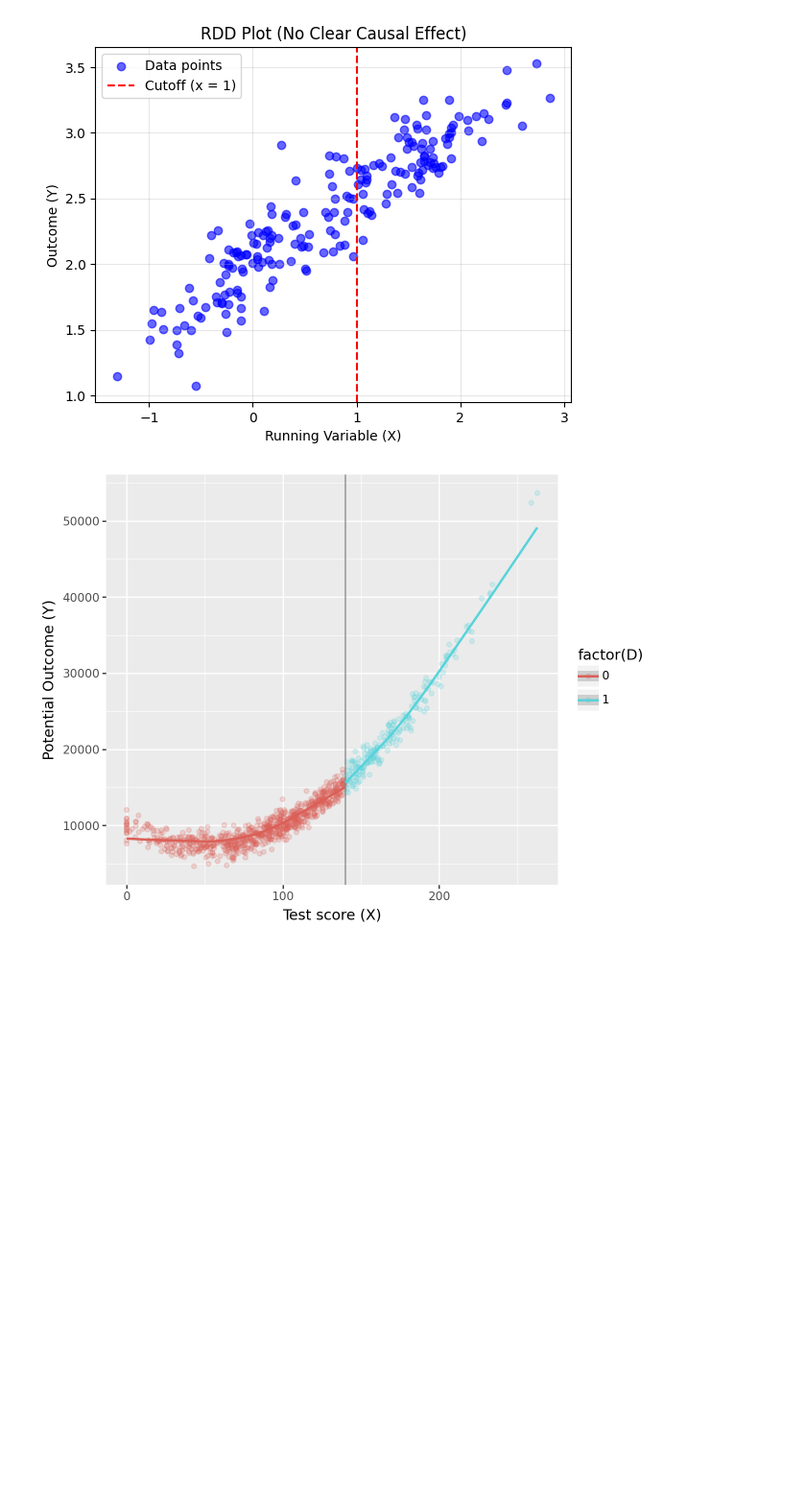
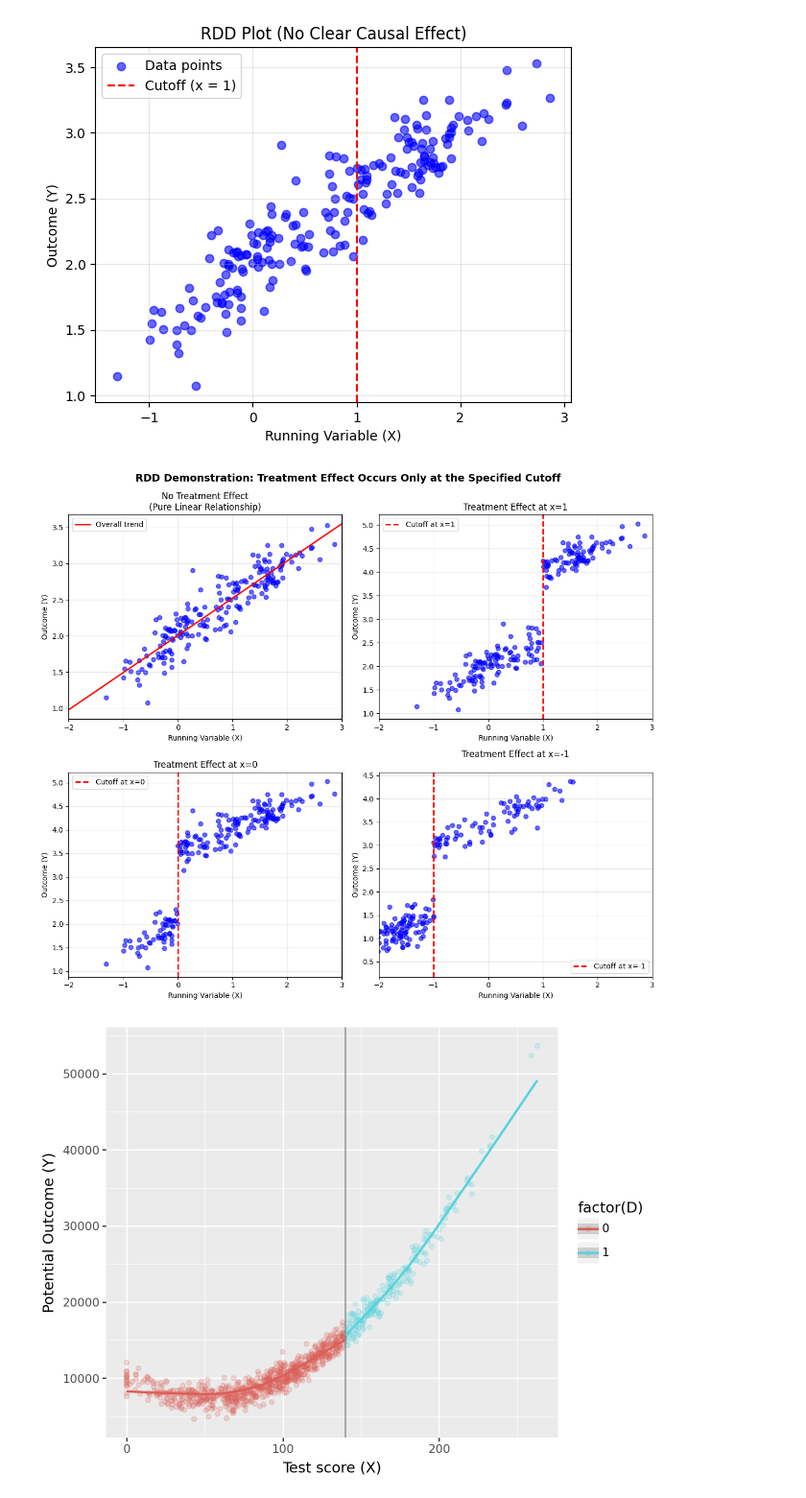
Before and after one commit to kabeerbora/ECON5625, a Jupyter notebook: RDD.ipynb, the cells around one changed output. Shown at 96% size. Cells and saved outputs as stored; diff of their text form; code cells hidden in the pictures; blank space fills up the shorter version.

```diff
--- a/RDD.ipynb
+++ b/RDD.ipynb
@@ -151,6 +151,97 @@ plt.grid(True, alpha=0.3)
 plt.show()
 # %% [output]
 [figure]
+# %%
+import numpy as np
+import matplotlib.pyplot as plt
+
+# Generate base data without treatment effect
+np.random.seed(42)
+n_points = 200
+x = np.concatenate([np.random.normal(0, 0.5, n_points//2), np.random.normal(1.5, 0.5, n_points//2)])
+base_y = 2 + 0.5 * x + np.random.normal(0, 0.2, n_points)
+
+# For cutoff at -1, generate more control data points
+np.random.seed(43)  # Different seed for varied data
+x_more_control = np.concatenate([
+    np.random.normal(-1.5, 0.6, n_points//2 + 50),  # More control points
+    np.random.normal(0.5, 0.4, n_points//2 - 50)    # Fewer treatment points
+])
+base_y_more_control = 2 + 0.5 * x_more_control + np.random.normal(0, 0.2, n_points)
+
+# Create different treatment scenarios
+y_treatment_at_1 = base_y.copy()
+y_treatment_at_1[x >= 1] += 1.5  # Treatment effect at cutoff = 1
+
+y_treatment_at_0 = base_y.copy()
+y_treatment_at_0[x >= 0] += 1.5  # Treatment effect at cutoff = 0
+
+y_treatment_at_minus1 = base_y_more_control.copy()
+y_treatment_at_minus1[x_more_control >= -1] += 1.5  # Treatment effect at cutoff = -1
+
+# Create the 2x2 panel
+fig, axes = plt.subplots(2, 2, figsize=(12, 10))
+axes = axes.flatten()
+
+# Set common x-axis limits for all plots
+x_min, x_max = -2, 3
+
+# Plot 1: No treatment (linear upward trend)
+axes[0].scatter(x, base_y, alpha=0.6, color='blue')
+axes[0].set_xlim(x_min, x_max)
+axes[0].set_xlabel('Running Variable (X)')
+axes[0].set_ylabel('Outcome (Y)')
+axes[0].set_title('No Treatment Effect\n(Pure Linear Relationship)')
+axes[0].grid(True, alpha=0.3)
+
+# Add trend line for no treatment
+z = np.polyfit(x, base_y, 1)
+p = np.poly1d(z)
+x_trend = np.linspace(x_min, x_max, 100)
+axes[0].plot(x_trend, p(x_trend), 'red', linewidth=2, label='Overall trend')
+axes[0].legend()
+
+# Plot 2: Treatment at cutoff = 1
+axes[1].scatter(x, y_treatment_at_1, alpha=0.6, color='blue')
+axes[1].axvline(x=1, color='red', linestyle='--', linewidth=2, label='Cutoff at x=1')
+axes[1].set_xlim(x_min, x_max)
+axes[1].set_xlabel('Running Variable (X)')
+axes[1].set_ylabel('Outcome (Y)')
+axes[1].set_title('Treatment Effect at x=1')
+axes[1].grid(True, alpha=0.3)
+axes[1].legend()
+
+# Plot 3: Treatment at cutoff = 0
+axes[2].scatter(x, y_treatment_at_0, alpha=0.6, color='blue')
+axes[2].axvline(x=0, color='red', linestyle='--', linewidth=2, label='Cutoff at x=0')
+axes[2].set_xlim(x_min, x_max)
+axes[2].set_xlabel('Running Variable (X)')
+axes[2].set_ylabel('Outcome (Y)')
+axes[2].set_title('Treatment Effect at x=0')
+axes[2].grid(True, alpha=0.3)
+axes[2].legend()
+
+# Plot 4: Treatment at cutoff = -1 (with more control data points)
+axes[3].scatter(x_more_control, y_treatment_at_minus1, alpha=0.6, color='blue')
+axes[3].axvline(x=-1, color='red', linestyle='--', linewidth=2, label='Cutoff at x=-1')
+axes[3].set_xlim(x_min, x_max)
+axes[3].set_xlabel('Running Variable (X)')
+axes[3].set_ylabel('Outcome (Y)')
+axes[3].set_title('Treatment Effect at x=-1\n')
+axes[3].grid(True, alpha=0.3)
+axes[3].legend()
+
+# Add annotation to show we have more control units
+control_count = np.sum(x_more_control < -1)
+treatment_count = np.sum(x_more_control >= -1)
+
+
+plt.tight_layout()
+plt.suptitle('RDD Demonstration: Treatment Effect Occurs Only at the Specified Cutoff',
+             y=1.02, fontsize=14, fontweight='bold')
+plt.show()
+# %% [output]
+[figure, added]
 # %%
 import numpy as np
 import pandas as pd
```
